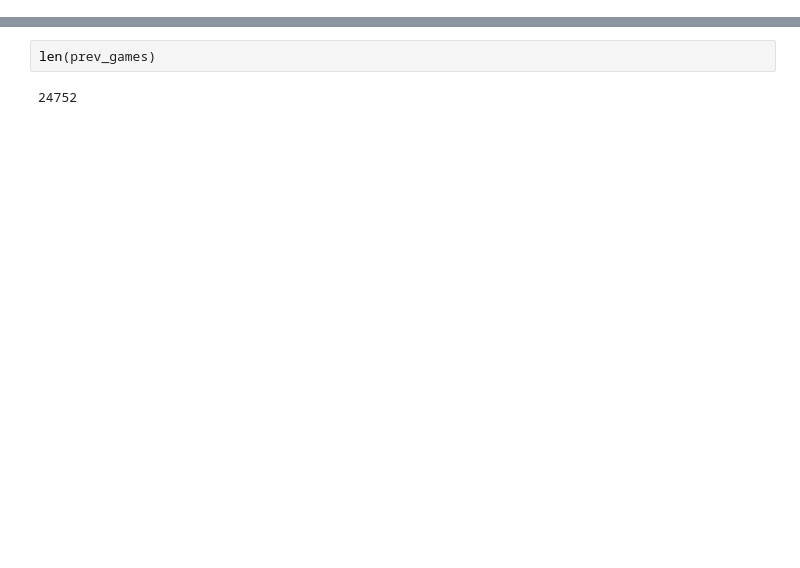
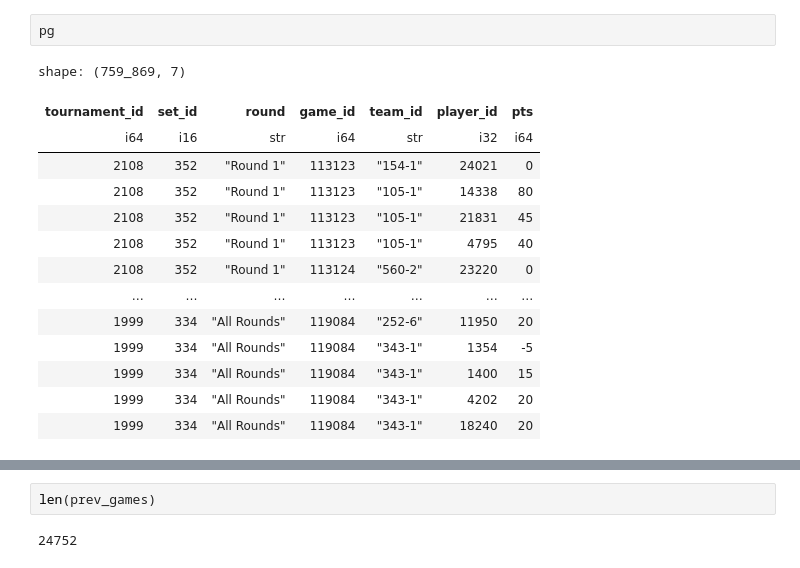
Before and after one commit to ryanrosenberg/strength-metric, a Jupyter notebook: exploration.ipynb, the cells around one changed output, grey strips where cells are left out. Cells and saved outputs as stored; diff of their text form; blank space fills up the shorter version.

```diff
--- a/exploration.ipynb
+++ b/exploration.ipynb
@@ -90,0 +25,17 @@ def run_game(tournament_name, date, tournament_id, tournament_round, pg, tg, gam
+# %%
+pg
+# %% [output]
+shape: (759_869, 7)
+| tournament_id | set_id | round | game_id | team_id | player_id | pts |
+| i64 | i16 | str | i64 | str | i32 | i64 |
+| 2108 | 352 | "Round 1" | 113123 | "154-1" | 24021 | 0 |
+| 2108 | 352 | "Round 1" | 113123 | "105-1" | 14338 | 80 |
+| 2108 | 352 | "Round 1" | 113123 | "105-1" | 21831 | 45 |
+| 2108 | 352 | "Round 1" | 113123 | "105-1" | 4795 | 40 |
+| 2108 | 352 | "Round 1" | 113124 | "560-2" | 23220 | 0 |
+| … | … | … | … | … | … | … |
+| 1999 | 334 | "All Rounds" | 119084 | "252-6" | 11950 | 20 |
+| 1999 | 334 | "All Rounds" | 119084 | "343-1" | 1354 | -5 |
+| 1999 | 334 | "All Rounds" | 119084 | "343-1" | 1400 | 15 |
+| 1999 | 334 | "All Rounds" | 119084 | "343-1" | 4202 | 20 |
+| 1999 | 334 | "All Rounds" | 119084 | "343-1" | 18240 | 20 |
```
Also changed, not shown: parts of 15 cells of this notebook.
